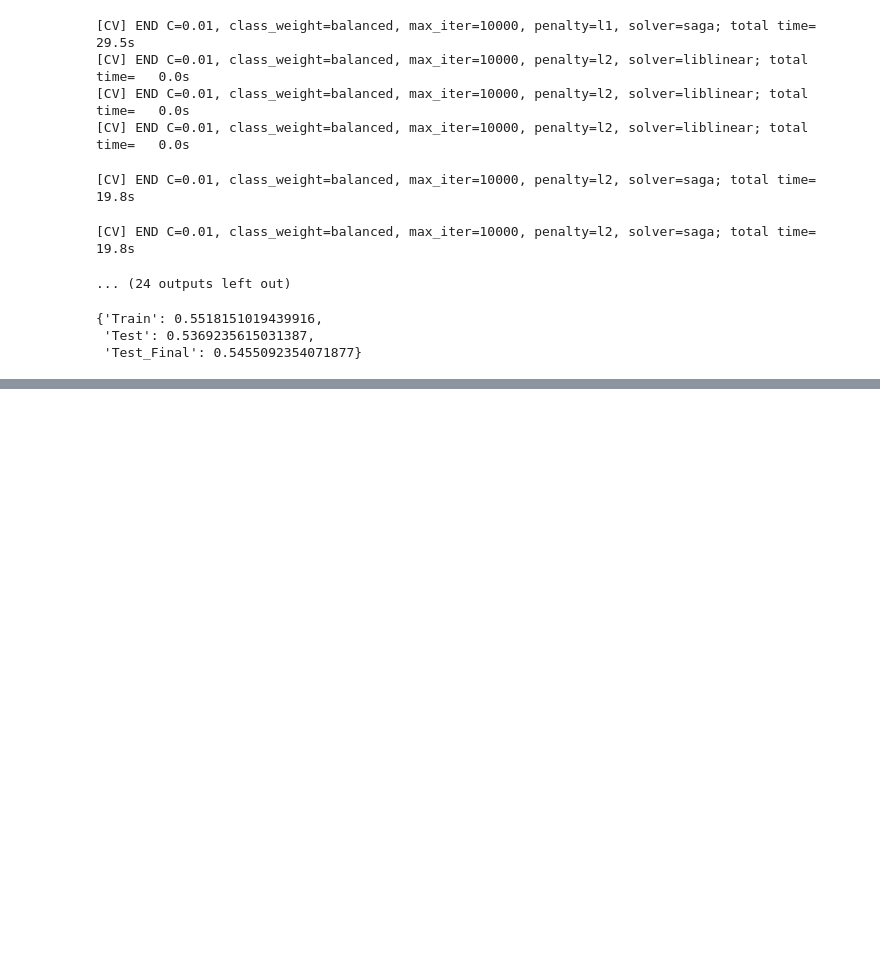
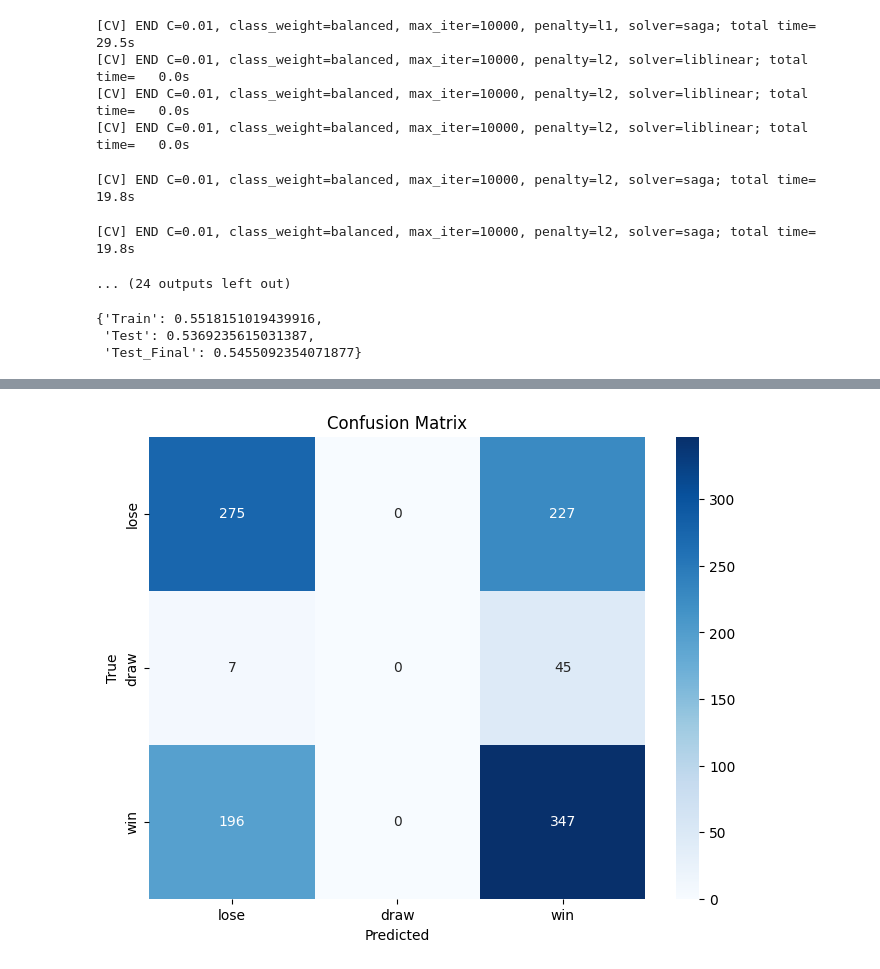
Before and after one commit to MikolajZaborowski/LichessData, a Jupyter notebook: lichess_project/modele_Mikolaj.ipynb, the cells around one changed output, grey strips where cells are left out. Drawn from its saved outputs; the diff is of its cells as text; code cells hidden in the pictures; blank space fills up the shorter version.

```diff
--- a/lichess_project/modele_Mikolaj.ipynb
+++ b/lichess_project/modele_Mikolaj.ipynb
@@ -833,0 +892,32 @@ grid_search.fit(X_train, y_train)
+# %%
+Train = pd.concat([blitz, bullet])
+Test = pd.concat([rapid, classical])
+
+X = Train.drop("i_won", axis=1)
+y = Train["i_won"]
+
+X_F = Test.drop(["i_won"], axis=1)
+y_F = Test["i_won"]
+
+X_train, X_test, y_train, y_test = train_test_split(X, y, random_state = 8)
+X_train = np.asarray(X_train).astype('float32')
+y_train = np.asarray(y_train).astype('float32')
+
+X_test = np.asarray(X_test).astype('float32')
+y_test = np.asarray(y_test).astype('float32')
+
+X_F = np.asarray(X_F).astype('float32')
+y_F = np.asarray(y_F).astype('float32')
+
+
+y_train = tf.keras.utils.to_categorical(y_train, num_classes=3)
+y_test = tf.keras.utils.to_categorical(y_test, num_classes=3)
+# %%
+model = Sequential()
+model.add(Dense(128, activation='relu', input_shape=(X.shape[1],))) # Dodaj warstwę wejściową
+model.add(Dense(256, activation='relu'))  # Dodaj warstwę ukrytą
+model.add(Dense(512, activation='relu'))
+model.add(Dense(128, activation='relu'))
+model.add(Dense(3, activation='softmax'))  # Dodaj warstwę wyjściową z funkcją aktywacji softmax
+model.compile(optimizer='adam', loss='categorical_crossentropy', metrics=['accuracy'])
+model.fit(X_train, y_train, epochs=110, batch_size=64, validation_data=(X_test, y_test))
@@ -833,0 +943,6 @@ grid_search.fit(X_train, y_train)
+# %%
+NN_pred = model.predict(X_test)
+NN_pred_F = model.predict(X_F)
+y_pred_nn = np.argmax(NN_pred, axis=1)
+y_pred_nn_F = np.argmax(NN_pred_F, axis=1)
+y_test = np.argmax(y_test, axis=1)
@@ -833,0 +952,4 @@ grid_search.fit(X_train, y_train)
+# %%
+plot_confusion_matrix(y_test, y_pred_nn, ["lose","draw","win"])
+# %% [output]
+[figure, added]
```
Also changed, not shown: parts of 46 cells of this notebook.
